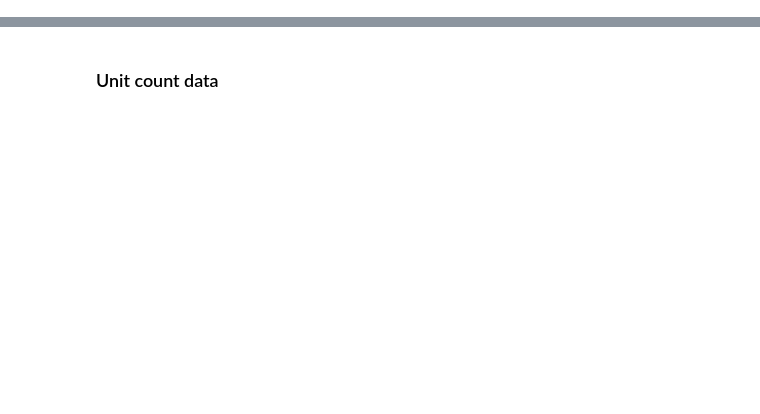
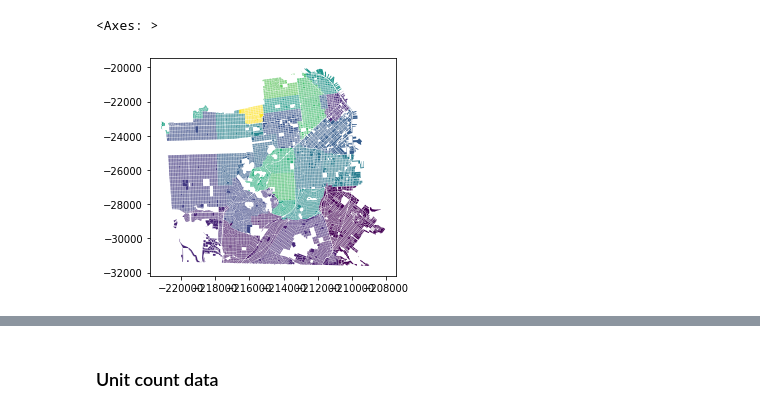
Before and after one commit to sdamerdji/dissertation, a Jupyter notebook: iv/fires iv.ipynb, the cells around one changed output, grey strips where cells are left out. Drawn from its saved outputs; the diff is of its cells as text; code cells hidden in the pictures; blank space fills up the shorter version.

```diff
--- a/iv/fires iv.ipynb
+++ b/iv/fires iv.ipynb
@@ -24,0 +49,13 @@ panel_df.sample(10)[['home_size1', 'year', 'rent/sf', 'assessor_neighborhood']]
+# %%
+panel_df = panel.sjoin_nearest(sf_neighborhoods, how='left')
+# %%
+panel_df = panel_df.drop_duplicates(('MapBlkLot_Master', 'year'))
+# %%
+panel_df = pd.merge(panel_df, panel_rent_per_sf_per_neighborhood, how='left')
+# %%
+dask_df = dask_geopandas.from_geopandas(panel_df, npartitions=10)
+# %%
+dask_df.query('closed_roll_year == 2016').compute().plot(column='rent/sf')
+# %% [output]
+<Axes: >
+[figure, added]
```
Also changed, not shown: parts of 52 cells of this notebook, 2 other files.
